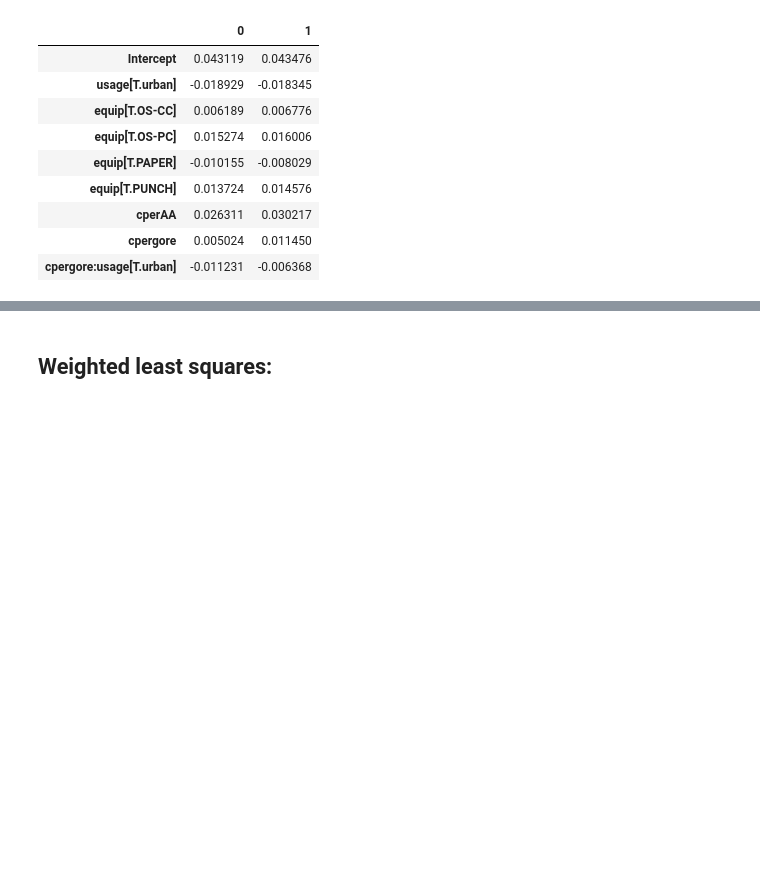
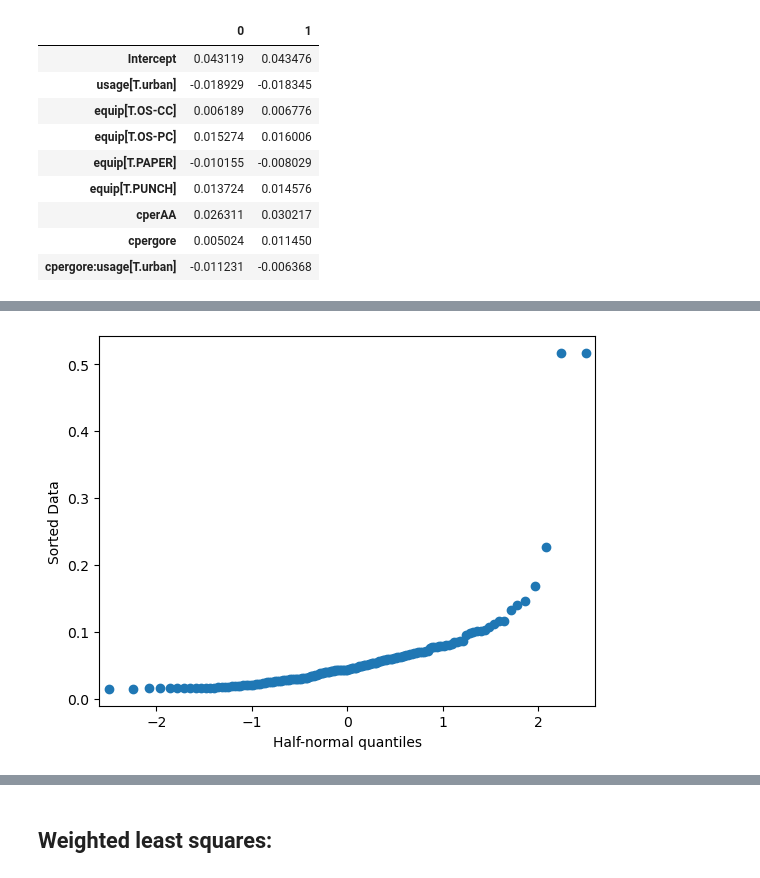
Before and after one commit to percivalphakath/Extending-the-Linear-Model-with-Python, a Jupyter notebook: Chapter1-Introduction.ipynb, the cells around one changed output, grey strips where cells are left out. Saved outputs shown, nothing was run; the diff lists cells and outputs as text; code cells hidden in the pictures; blank space fills up the shorter version.

```diff
--- a/Chapter1-Introduction.ipynb
+++ b/Chapter1-Introduction.ipynb
@@ -446,0 +450,6 @@ AttributeError: 'AxesSubplot' object has no attribute 'np'
+# %%
+#note that the author uses hatvalues and leverage values interchangeably
+hatvalues = leverage
+
+#filter all rows in the dataframe that have hatvalues larger than 0.3
+gavote[hatvalues > 0.3]
@@ -446,0 +490,7 @@ AttributeError: 'AxesSubplot' object has no attribute 'np'
+# %%
+#the half-normal plot of the leverages
+sm.qqplot(hatvalues)
+plt.xlabel('Half-normal quantiles')
+plt.ylabel('Sorted Data');
+# %% [output]
+[figure, added]
```
Also changed, not shown: parts of 33 cells of this notebook.
